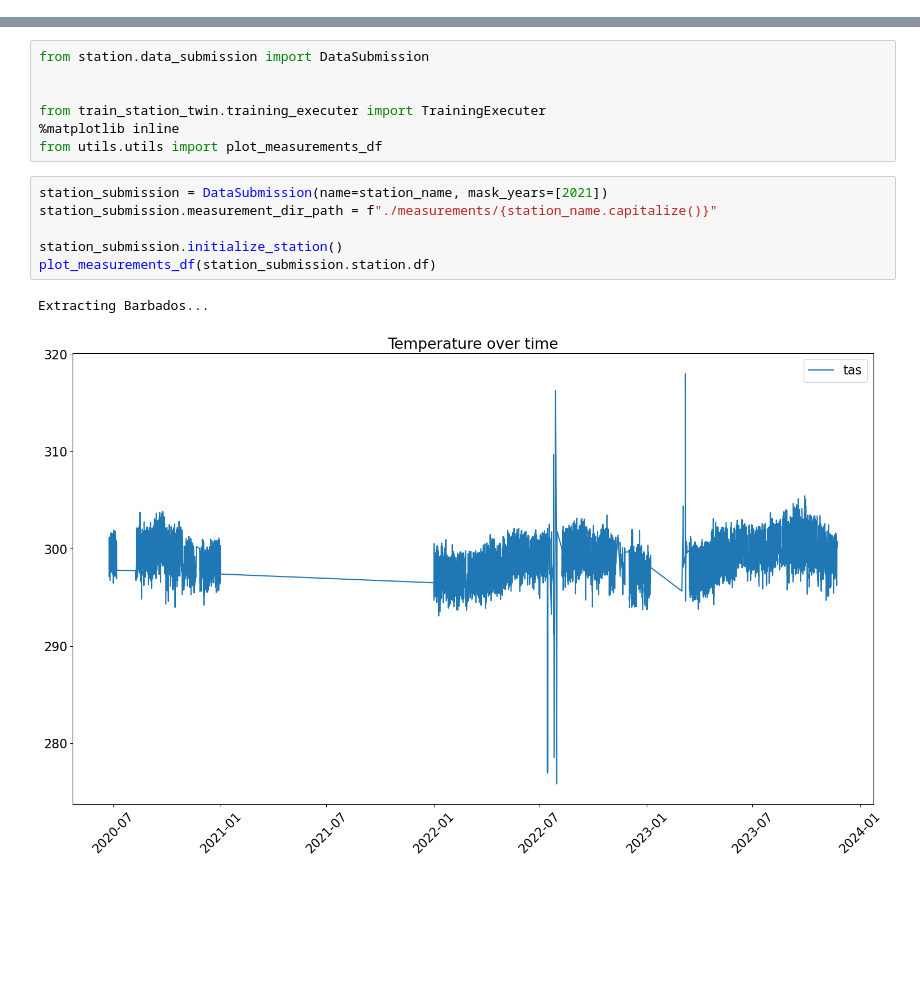
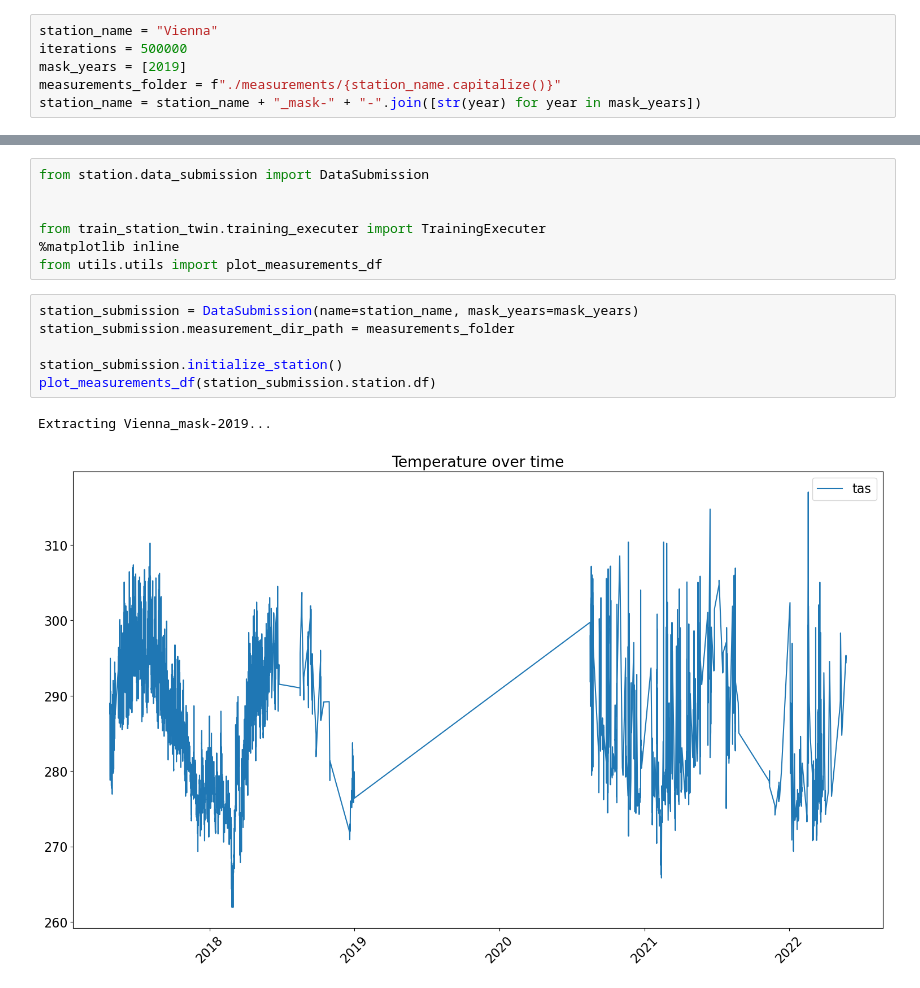
Before and after one commit to Ferdinand1123/digital-twin-for-weather-station, a Jupyter notebook: training_executer.ipynb, the cells around one changed output, grey strips where cells are left out. Saved outputs shown, nothing was run; the diff lists cells and outputs as text; blank space fills up the shorter version.

```diff
--- a/training_executer.ipynb
+++ b/training_executer.ipynb
@@ -4,3 +1,9 @@ iterations = 200000
+# %%
+station_name = "Vienna"
+iterations = 500000
+mask_years = [2019]
+measurements_folder = f"./measurements/{station_name.capitalize()}"
+station_name = station_name + "_mask-" + "-".join([str(year) for year in mask_years])
 # %%
 import os
 import numpy as np
@@ -18,14 +21,14 @@ from train_station_twin.training_executer import TrainingExecuter
 %matplotlib inline
 from utils.utils import plot_measurements_df
 # %%
-station_submission = DataSubmission(name=station_name, mask_years=[2021])
-station_submission.measurement_dir_path = f"./measurements/{station_name.capitalize()}"
+station_submission = DataSubmission(name=station_name, mask_years=mask_years)
+station_submission.measurement_dir_path = measurements_folder
 
 station_submission.initialize_station()
 plot_measurements_df(station_submission.station.df)
 # %% [output]
-Extracting Barbados...
+Extracting Vienna_mask-2019...
-[figure, old version]
+[figure, new version]
 # %%
 training = TrainingExecuter(
     station = station_submission.station,
```
Also changed, not shown: parts of 3 cells of this notebook, 40 other files.
